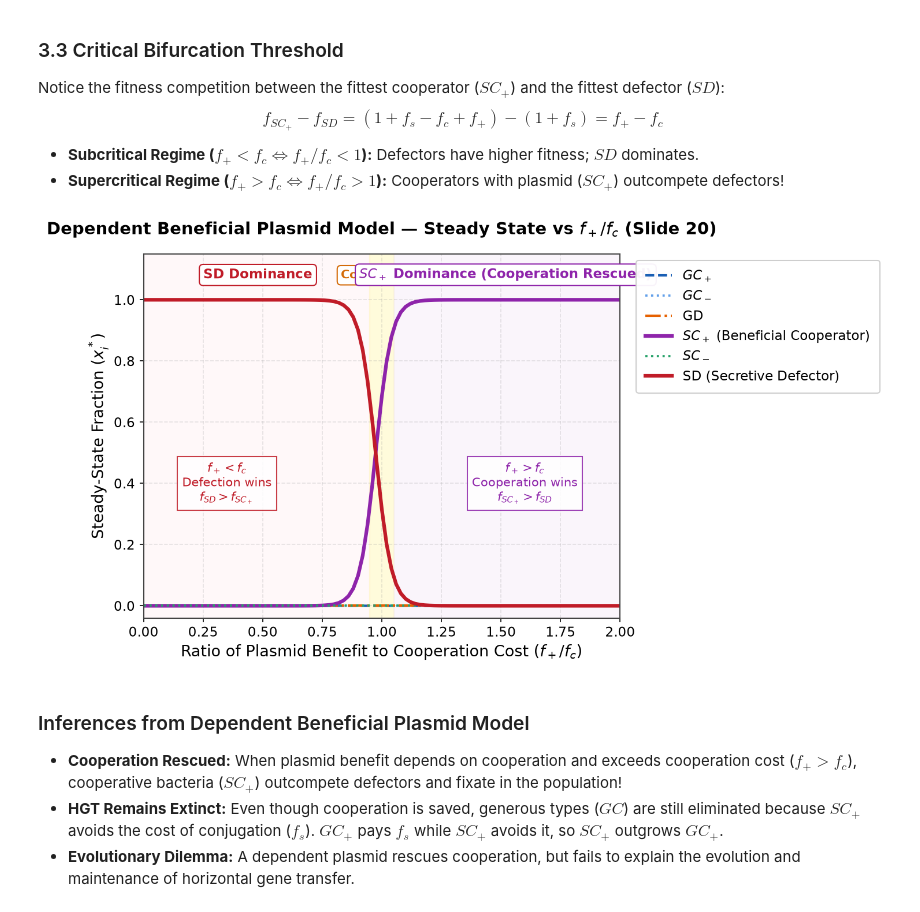
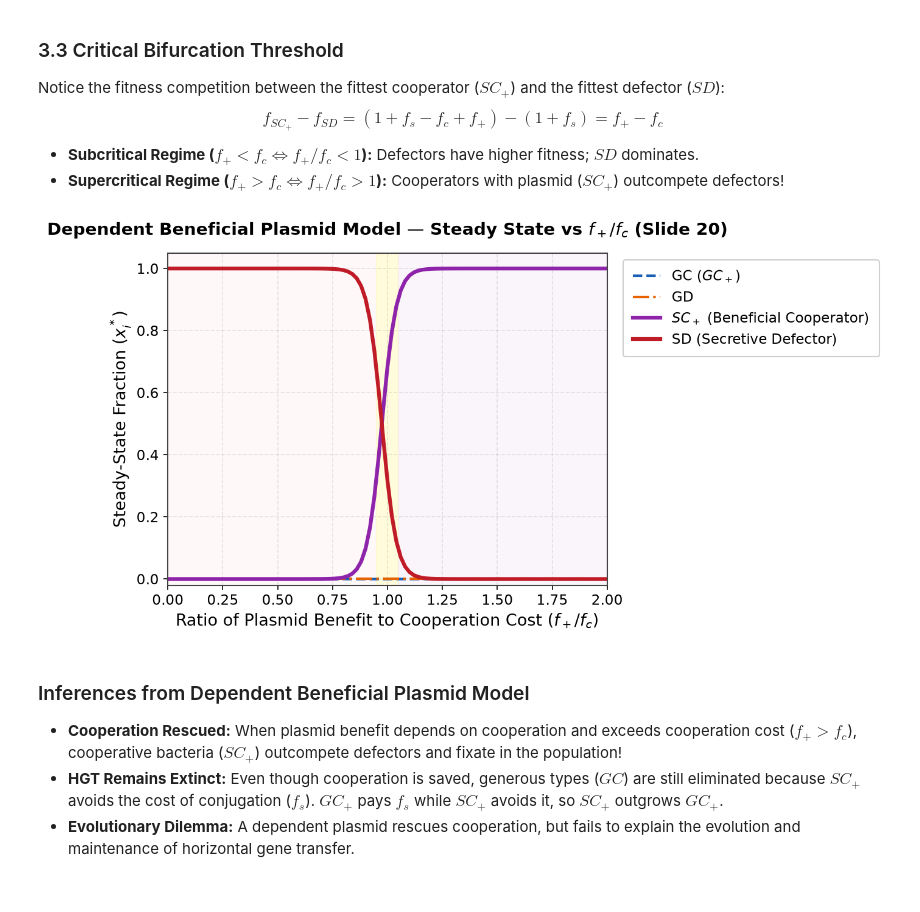
Before and after one commit to tshrayansh/To-Gossip-or-Not-To-Gossip, a Jupyter notebook: BEE26_To_Gossip_or_Not_To_Gossip.ipynb, the cells around one changed output. Saved outputs shown, nothing was run; the diff lists cells and outputs as text; code cells hidden in the pictures.

```diff
--- a/BEE26_To_Gossip_or_Not_To_Gossip.ipynb
+++ b/BEE26_To_Gossip_or_Not_To_Gossip.ipynb
@@ -28,6 +28,7 @@ This project systematically reconstructs the mathematical framework presented at
 import numpy as np
 import scipy.integrate as spi
 import matplotlib.pyplot as plt
+from matplotlib.lines import Line2D
 
 # Global Typography & Clean Aesthetic Configuration (Zero-Overlap Guaranteed)
 plt.rcParams.update({
@@ -35,12 +36,12 @@ plt.rcParams.update({
     "font.family": "sans-serif",
     "font.size": 11,
     "axes.labelsize": 13,
-    "axes.titlesize": 14,
+    "axes.titlesize": 13.5,
     "axes.titleweight": "bold",
     "xtick.labelsize": 11,
     "ytick.labelsize": 11,
     "legend.fontsize": 11,
-    "figure.titlesize": 16,
+    "figure.titlesize": 15,
     "figure.titleweight": "bold",
     "figure.dpi": 150,
     "axes.spines.top": True,
@@ -55,13 +56,10 @@ plt.rcParams.update({
 
 # Strictly Unified Color Palette
 COLOR_GC = "#1a5fb4"        # Generous Cooperator (Cobalt Blue)
-COLOR_GC_MINUS = "#62a0ea"  # Plasmid-free GC (Light Blue)
 COLOR_GD = "#e66100"        # Generous Defector (Amber Orange)
-COLOR_GD_MINUS = "#f69846"  # Plasmid-free GD (Light Orange)
 COLOR_SC = "#26a269"        # Secretive Cooperator (Forest Green)
-COLOR_SC_MINUS = "#57e389"  # Plasmid-free SC (Mint Green)
+COLOR_SD = "#c01c28"        # Secretive Defector (Crimson Red)
 COLOR_SC_PLUS = "#8e24aa"   # Plasmid-bearing SC (Vibrant Purple)
-COLOR_SD = "#c01c28"        # Secretive Defector (Crimson Red)
 COLOR_SD_PLUS = "#681313"   # Plasmid-bearing SD (Deep Maroon)
 
 # Shading tones
@@ -373,68 +370,43 @@ def dependent_plasmid_ode(t, y, alpha, fc, fs, fplus):
     dGD   = (f_GD   - f_bar) * GD   - alpha * (GC_p * GD + GC_m * GD)
     dSC_p = (f_SC_p - f_bar) * SC_p + alpha * (GC_p * SD + SC_m * GC_p)
     dSC_m = (f_SC_m - f_bar) * SC_m - alpha * (SC_m * GC_p)
     dSD   = (f_SD   - f_bar) * SD   - alpha * (GC_p * SD + GC_m * SD)
 
     return [dGC_p, dGC_m, dGD, dSC_p, dSC_m, dSD]
 
 # Parameter sweep vs f+ / fc (Slide 20)
 ratios_fplus = np.linspace(0.0, 2.0, 101)
 y0_dep = [1/6.0] * 6
 dep_sweep = []
 for r in ratios_fplus:
     sol = spi.solve_ivp(dependent_plasmid_ode, (0, 150), y0_dep, args=(alpha, fc, fs, r * fc), method='RK45')
     final = np.maximum(0, sol.y[:, -1])
     dep_sweep.append(final / np.sum(final))
 dep_sweep = np.array(dep_sweep)
 
-fig, ax = plt.subplots(figsize=(9.5, 5.4))
-ax.plot(ratios_fplus, dep_sweep[:, 0], label="$GC_+$", color=COLOR_GC, linestyle="--", linewidth=2.0)
-ax.plot(ratios_fplus, dep_sweep[:, 1], label="$GC_-$", color=COLOR_GC_MINUS, linestyle=":", linewidth=1.8)
-ax.plot(ratios_fplus, dep_sweep[:, 2], label="GD", color=COLOR_GD, linestyle="-.", linewidth=2.0)
-ax.plot(ratios_fplus, dep_sweep[:, 3], label="$SC_+$ (Beneficial Cooperator)", color=COLOR_SC_PLUS, linewidth=3.0)
-ax.plot(ratios_fplus, dep_sweep[:, 4], label="$SC_-$", color=COLOR_SC, linestyle=":", linewidth=1.8)
-ax.plot(ratios_fplus, dep_sweep[:, 5], label="SD (Secretive Defector)", color=COLOR_SD, linewidth=3.0)
-
-# Shaded background zones matching Slide 20
+fig, ax = plt.subplots(figsize=(8.8, 4.8))
+# Shaded background zones (no text inside data area!)
 ax.axvspan(0.0, 0.95, color=SHADE_SD, alpha=0.35)
 ax.axvspan(0.95, 1.05, color=SHADE_COEX, alpha=0.6)
 ax.axvspan(1.05, 2.0, color=SHADE_SC_PLUS, alpha=0.35)
 
-ax.set_title("Dependent Beneficial Plasmid Model — Steady State vs $f_+ / f_c$ (Slide 20)", pad=16)
+ax.plot(ratios_fplus, dep_sweep[:, 0], label="GC ($GC_+$)", color=COLOR_GC, linestyle="--", linewidth=2.0)
+ax.plot(ratios_fplus, dep_sweep[:, 2], label="GD", color=COLOR_GD, linestyle="-.", linewidth=2.0)
+ax.plot(ratios_fplus, dep_sweep[:, 3], label=r"$SC_+$ (Beneficial Cooperator)", color=COLOR_SC_PLUS, linestyle="-", linewidth=3.0)
+ax.plot(ratios_fplus, dep_sweep[:, 5], label="SD (Secretive Defector)", color=COLOR_SD, linestyle="-", linewidth=3.0)
+
+ax.set_title("Dependent Beneficial Plasmid Model — Steady State vs $f_+ / f_c$ (Slide 20)", pad=14)
 ax.set_xlabel(r"Ratio of Plasmid Benefit to Cooperation Cost ($f_+ / f_c$)")
 ax.set_ylabel("Steady-State Fraction ($x_i^*$)")
 ax.set_xlim(0.0, 2.0)
-ax.set_ylim(-0.04, 1.15)
-
-# Header banner strip
-ax.text(0.48, 1.07, "SD Dominance", fontsize=11, fontweight="bold", color=COLOR_SD, ha="center",
-        bbox=dict(boxstyle="round,pad=0.3", facecolor="white", edgecolor=COLOR_SD, linewidth=1.0))
-ax.text(1.0, 1.07, "Coexistence", fontsize=10, fontweight="bold", color="#d46b08", ha="center",
-        bbox=dict(boxstyle="round,pad=0.3", facecolor="white", edgecolor="#d46b08", linewidth=1.0))
-ax.text(1.52, 1.07, r"$SC_+$ Dominance (Cooperation Rescued)", fontsize=11, fontweight="bold", color=COLOR_SC_PLUS, ha="center",
-        bbox=dict(boxstyle="round,pad=0.3", facecolor="white", edgecolor=COLOR_SC_PLUS, linewidth=1.0))
-
-# Clear annotations in guaranteed empty lower-left and lower-right corners
-ax.text(0.35, 0.40,
-        r"$f_+ < f_c$" "\n"
-        "Defection wins\n"
-        r"$f_{SD} > f_{SC_+}$",
-        ha="center", va="center", fontsize=10, color=COLOR_SD,
-        bbox=dict(boxstyle="square,pad=0.4", facecolor="#ffffff", edgecolor=COLOR_SD, alpha=0.85))
-
-ax.text(1.60, 0.40,
-        r"$f_+ > f_c$" "\n"
-        "Cooperation wins\n"
-        r"$f_{SC_+} > f_{SD}$",
-        ha="center", va="center", fontsize=10, color=COLOR_SC_PLUS,
-        bbox=dict(boxstyle="square,pad=0.4", facecolor="#ffffff", edgecolor=COLOR_SC_PLUS, alpha=0.85))
+ax.set_ylim(-0.02, 1.05)
 
 ax.legend(bbox_to_anchor=(1.02, 1.0), loc="upper left", framealpha=0.95, borderpad=0.7, edgecolor="#cccccc")
 
 plt.tight_layout()
 plt.show()
 # %% [output]
-[figure, old version]
+[figure, new version]
 # %% [markdown]
 ### Inferences from Dependent Beneficial Plasmid Model
 - **Cooperation Rescued:** When plasmid benefit depends on cooperation and exceeds cooperation cost ($f_+ > f_c$), cooperative bacteria ($SC_+$) outcompete defectors and fixate in the population!
```
Also changed, not shown: parts of 6 cells of this notebook, 11 other files.
